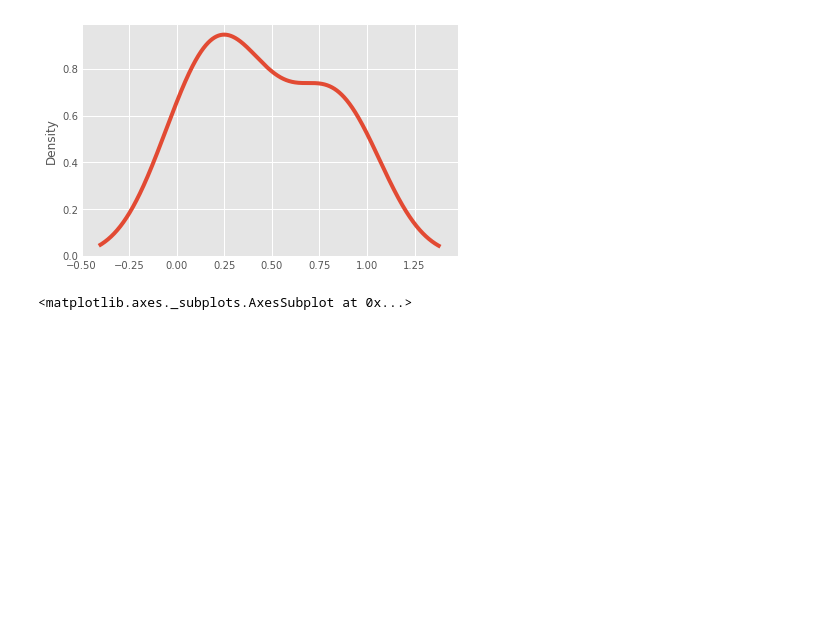
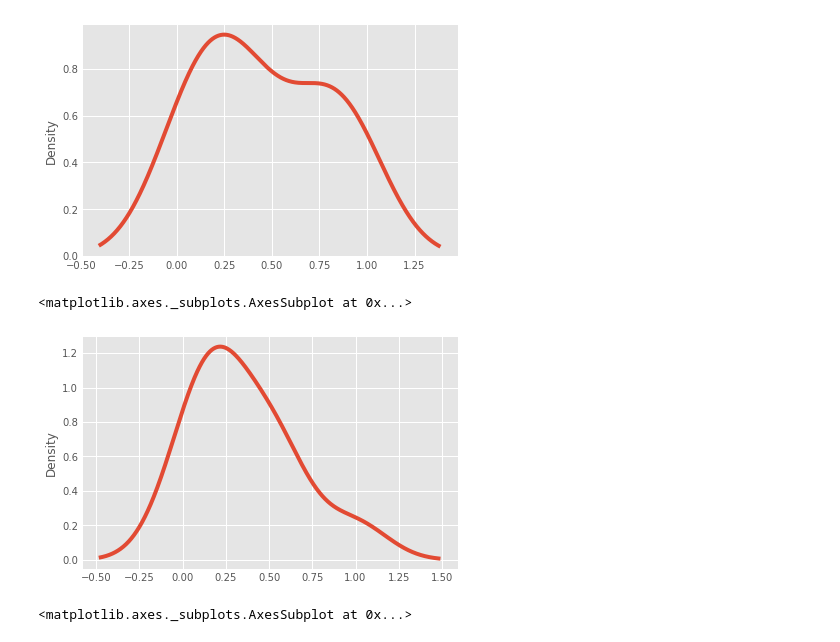
Before and after one commit to kwarodom/sidtechtalent, a Jupyter notebook: ML-Week2/Lecture5 python data visualization/Pandas Built-in Data Viz/Pandas Built-in Data Visualization.ipynb, the cells around one changed output. Saved outputs shown, nothing was run; the diff lists cells and outputs as text; code cells hidden in the pictures; blank space fills up the shorter version.

```diff
--- a/ML-Week2/Lecture5 python data visualization/Pandas Built-in Data Viz/Pandas Built-in Data Visualization.ipynb
+++ b/ML-Week2/Lecture5 python data visualization/Pandas Built-in Data Viz/Pandas Built-in Data Visualization.ipynb
@@ -175,6 +242,11 @@ df2['a'].plot.kde()
 # %% [output]
 <matplotlib.axes._subplots.AxesSubplot at 0x...>
 [figure]
+# %%
+df2['b'].plot.kde()
+# %% [output]
+<matplotlib.axes._subplots.AxesSubplot at 0x...>
+[figure, added]
 # %%
 df2.plot.density()
 # %% [output]
```
Also changed, not shown: parts of 4 cells of this notebook, 3 other files.
